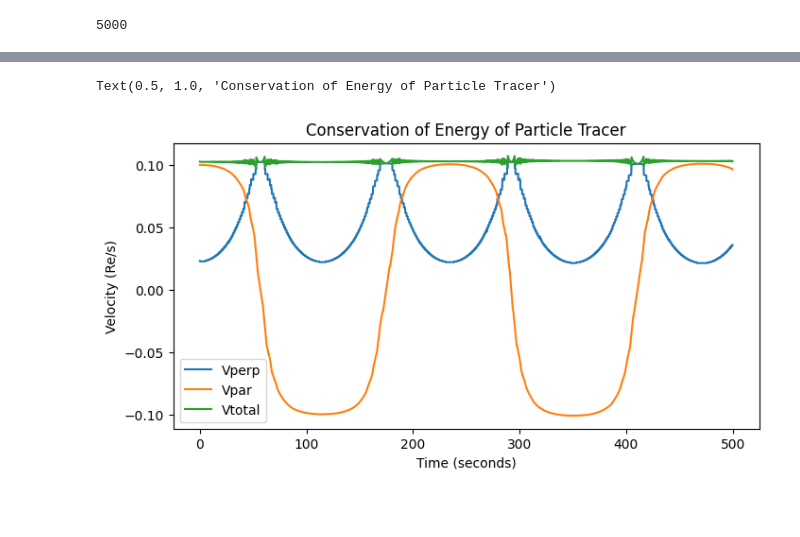
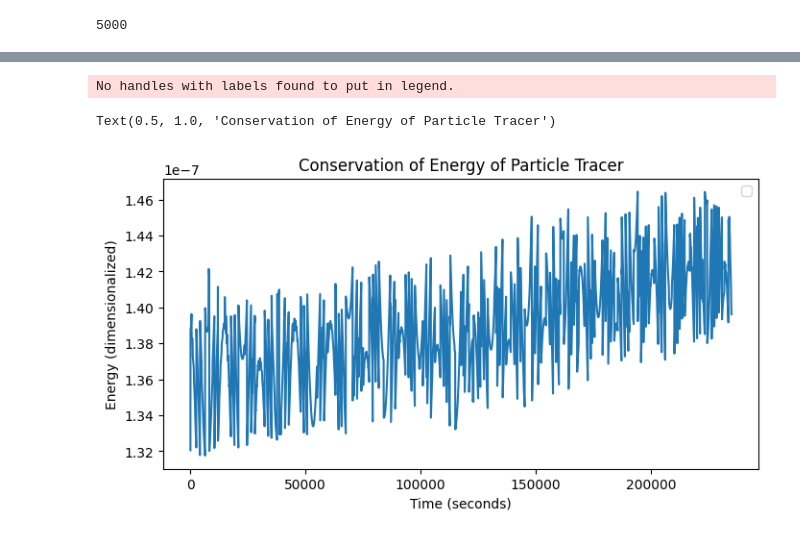
Before and after one commit to ddasilva/disco, a Jupyter notebook: Visualize.ipynb, the cells around one changed output, grey strips where cells are left out. Saved outputs shown, nothing was run; the diff lists cells and outputs as text; code cells hidden in the pictures; blank space fills up the shorter version.

```diff
--- a/Visualize.ipynb
+++ b/Visualize.ipynb
@@ -57,25 +57,24 @@ df.head()
-# %%
-from astropy.constants import R_earth, m_e
-from astropy import units
-
-magnetic_moment = 1e-36 * 1e9 * (R_earth**2) * units.A
-
-vpar = df['vpar200'].values * R_earth / units.s
-B = df['Btot200'].values * units.nT
-vperp = np.sqrt(magnetic_moment * 2 * B / m_e)
-t = df.index * .1
-
-plt.figure(figsize=(8, 4), dpi=100, facecolor='white')
-plt.plot(t, vperp.to( R_earth / units.s), label='Vperp')
-plt.plot(t, vpar.to( R_earth / units.s), label='Vpar')
-plt.plot(t, np.sqrt(vperp**2 + vpar**2).to( R_earth / units.s), label='Vtotal')
-plt.legend()
-plt.ylabel('Velocity (Re/s)')
-plt.xlabel('Time (seconds)')
-plt.title('Conservation of Energy of Particle Tracer')
-# %% [output]
-Text(0.5, 1.0, 'Conservation of Energy of Particle Tracer')
-[figure, removed]
+# %%
+from astropy.constants import R_earth, m_e, c
+from astropy import units
+
+
+B_units = units.s / units.km
+M_units = units.km / units.s
+
+t = df['t200'].values
+W = df['W200'].values
+
+plt.figure(figsize=(8, 4), dpi=100, facecolor='white')
+plt.plot(t, W)
+plt.legend()
+plt.ylabel('Energy (dimensionalized)')
+plt.xlabel('Time (seconds)')
+plt.title('Conservation of Energy of Particle Tracer')
+# %% [output]
+No handles with labels found to put in legend.
+Text(0.5, 1.0, 'Conservation of Energy of Particle Tracer')
+[figure, added]
 # %%
 plot(df)
 # %% [output]
```
Also changed, not shown: parts of 4 cells of this notebook, 3 other files.
